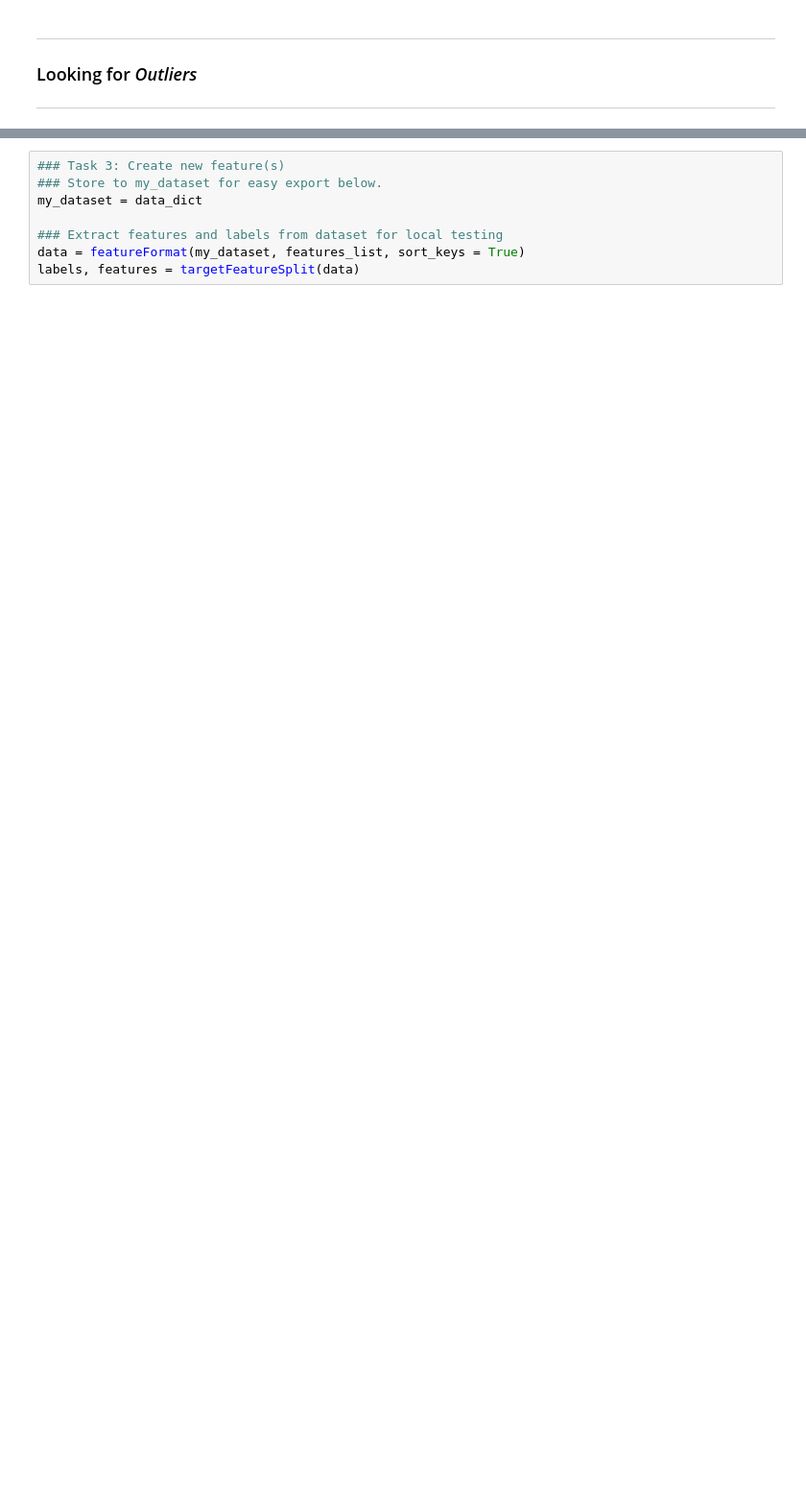
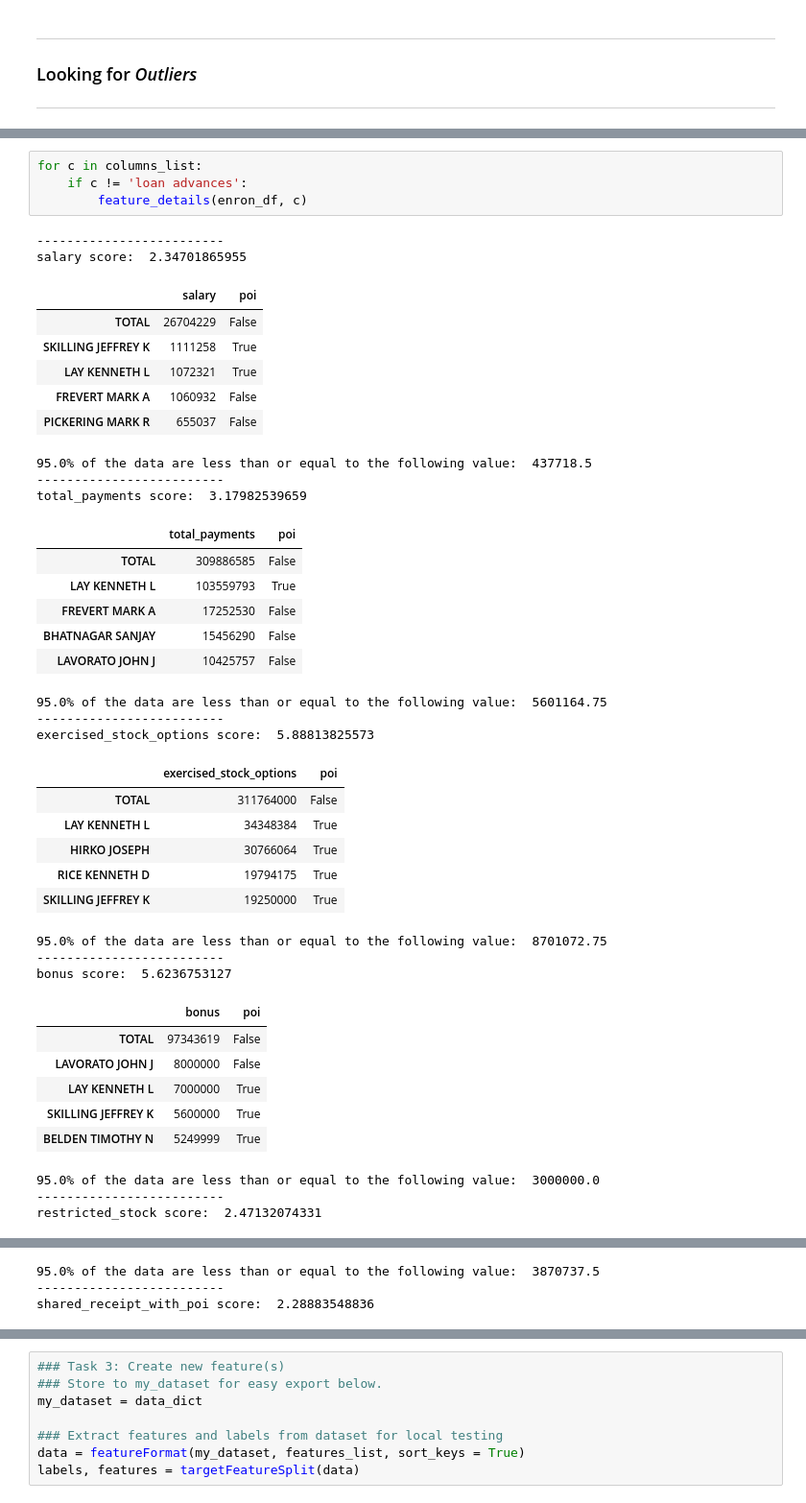
Before and after one commit to brunoassisp/Machine-Learning-project, a Jupyter notebook: Enron-ML-Project.ipynb, the cells around one changed output, grey strips where cells are left out. Shown: that part at 96% size. Cells and saved outputs as stored; diff of their text form; blank space fills up the shorter version.

```diff
--- a/Enron-ML-Project.ipynb
+++ b/Enron-ML-Project.ipynb
@@ -122,0 +176,43 @@ enron_df.drop('TOTAL', inplace=True)
+# %%
+for c in columns_list:
+    if c != 'loan advances':
+        feature_details(enron_df, c)
+# %% [output]
+-------------------------
+salary score:  2.34701865955
+|  | salary | poi |
+| TOTAL | 26704229 | False |
+| SKILLING JEFFREY K | 1111258 | True |
+| LAY KENNETH L | 1072321 | True |
+| FREVERT MARK A | 1060932 | False |
+| PICKERING MARK R | 655037 | False |
+95.0% of the data are less than or equal to the following value:  437718.5
+-------------------------
+total_payments score:  3.17982539659
+|  | total_payments | poi |
+| TOTAL | 309886585 | False |
+| LAY KENNETH L | 103559793 | True |
+| FREVERT MARK A | 17252530 | False |
+| BHATNAGAR SANJAY | 15456290 | False |
+| LAVORATO JOHN J | 10425757 | False |
+95.0% of the data are less than or equal to the following value:  5601164.75
+-------------------------
+exercised_stock_options score:  5.88813825573
+|  | exercised_stock_options | poi |
+| TOTAL | 311764000 | False |
+| LAY KENNETH L | 34348384 | True |
+| HIRKO JOSEPH | 30766064 | True |
+| RICE KENNETH D | 19794175 | True |
+| SKILLING JEFFREY K | 19250000 | True |
+95.0% of the data are less than or equal to the following value:  8701072.75
+-------------------------
+bonus score:  5.6236753127
+|  | bonus | poi |
+| TOTAL | 97343619 | False |
+| LAVORATO JOHN J | 8000000 | False |
+| LAY KENNETH L | 7000000 | True |
+| SKILLING JEFFREY K | 5600000 | True |
+| BELDEN TIMOTHY N | 5249999 | True |
+95.0% of the data are less than or equal to the following value:  3000000.0
+-------------------------
+restricted_stock score:  2.47132074331
@@ -122,0 +225,3 @@ enron_df.drop('TOTAL', inplace=True)
+95.0% of the data are less than or equal to the following value:  3870737.5
+-------------------------
+shared_receipt_with_poi score:  2.28883548836
```
Also changed, not shown: parts of 14 cells of this notebook.
